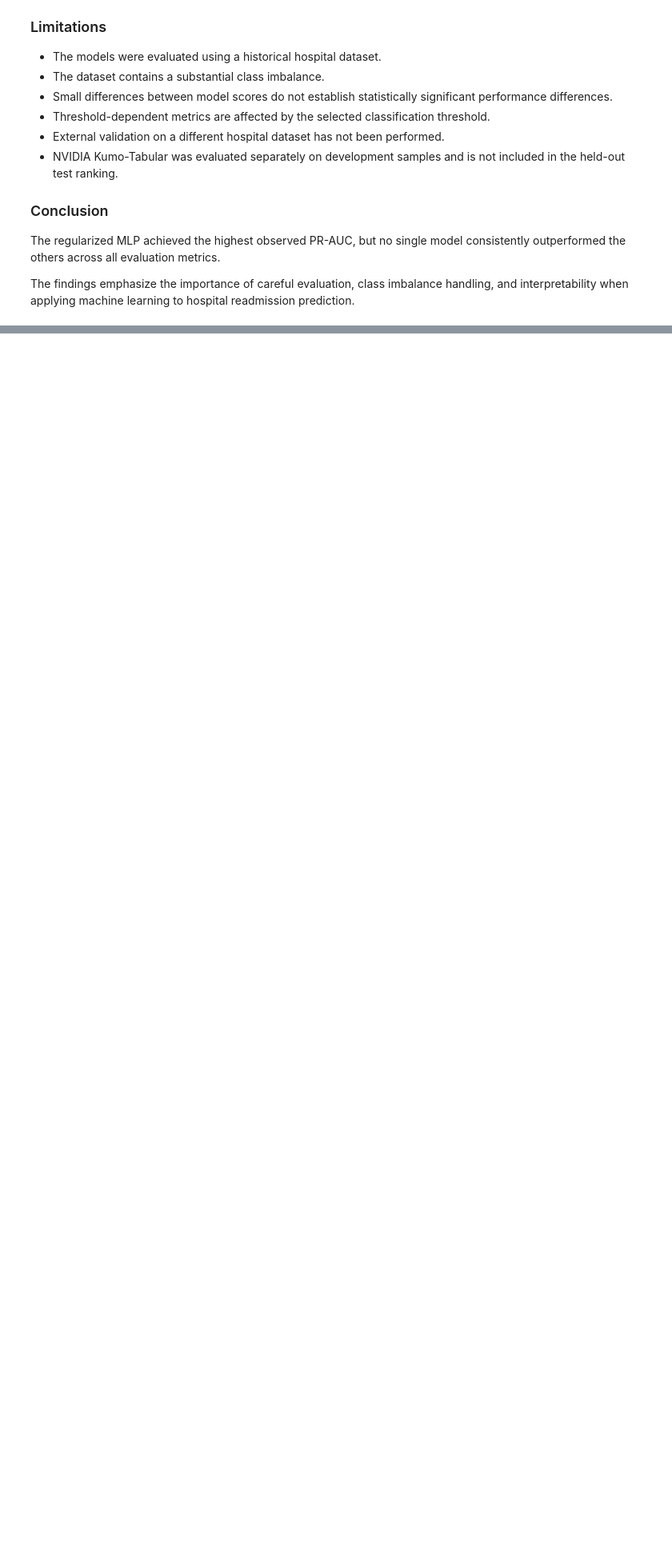
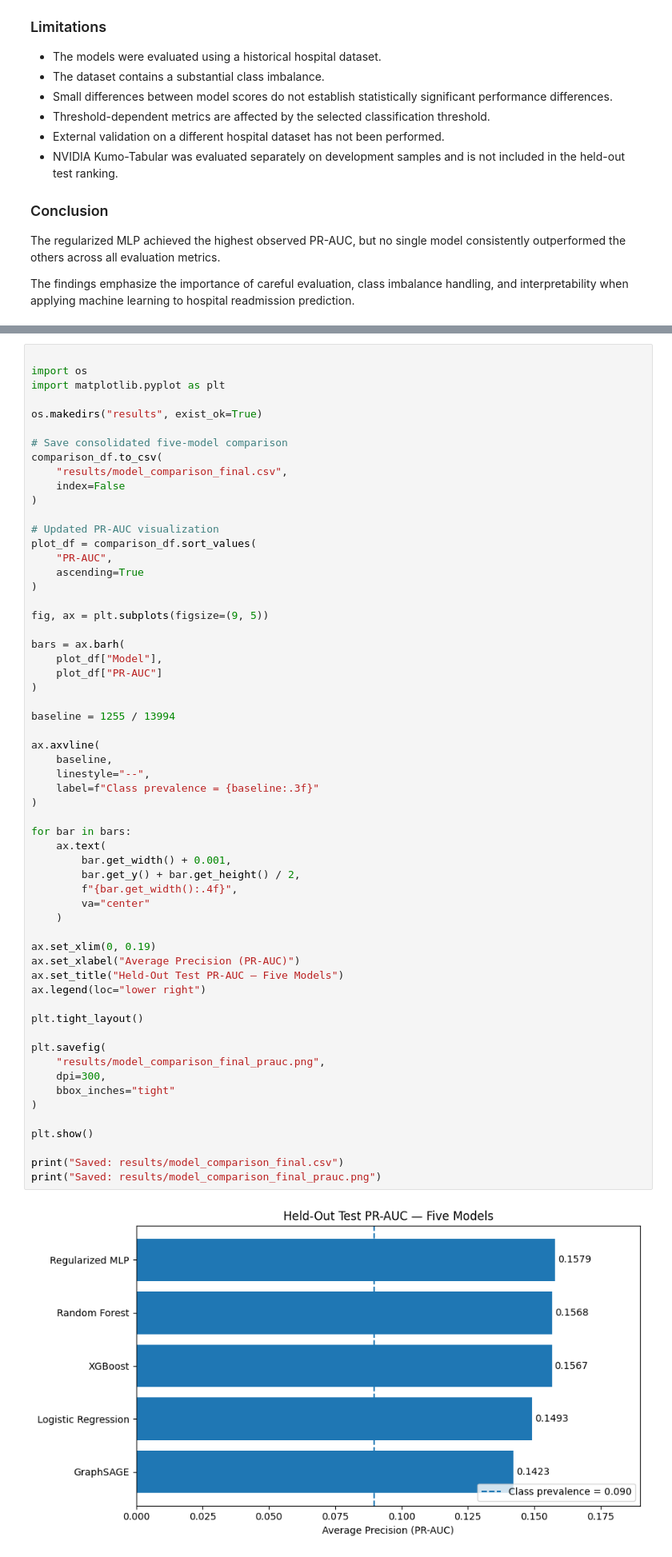
Before and after one commit to bahaali273/COMP9170-Hospital-Readmission, a Jupyter notebook: notebooks/05_model_comparison.ipynb, the cells around one changed output, grey strips where cells are left out. Shown at 80% size. Drawn from its saved outputs; the diff is of its cells as text; blank space fills up the shorter version.

Commit message:
Update model comparison with GraphSAGE results

```diff
--- a/notebooks/05_model_comparison.ipynb
+++ b/notebooks/05_model_comparison.ipynb
@@ -305,0 +378,61 @@ machine learning to hospital readmission prediction.
+# %%
+
+import os
+import matplotlib.pyplot as plt
+
+os.makedirs("results", exist_ok=True)
+
+# Save consolidated five-model comparison
+comparison_df.to_csv(
+    "results/model_comparison_final.csv",
+    index=False
+)
+
+# Updated PR-AUC visualization
+plot_df = comparison_df.sort_values(
+    "PR-AUC",
+    ascending=True
+)
+
+fig, ax = plt.subplots(figsize=(9, 5))
+
+bars = ax.barh(
+    plot_df["Model"],
+    plot_df["PR-AUC"]
+)
+
+baseline = 1255 / 13994
+
+ax.axvline(
+    baseline,
+    linestyle="--",
+    label=f"Class prevalence = {baseline:.3f}"
+)
+
+for bar in bars:
+    ax.text(
+        bar.get_width() + 0.001,
+        bar.get_y() + bar.get_height() / 2,
+        f"{bar.get_width():.4f}",
+        va="center"
+    )
+
+ax.set_xlim(0, 0.19)
+ax.set_xlabel("Average Precision (PR-AUC)")
+ax.set_title("Held-Out Test PR-AUC — Five Models")
+ax.legend(loc="lower right")
+
+plt.tight_layout()
+
+plt.savefig(
+    "results/model_comparison_final_prauc.png",
+    dpi=300,
+    bbox_inches="tight"
+)
+
+plt.show()
+
+print("Saved: results/model_comparison_final.csv")
+print("Saved: results/model_comparison_final_prauc.png")
+# %% [output]
+[figure, added]
```
Also changed, not shown: parts of 3 cells of this notebook.
